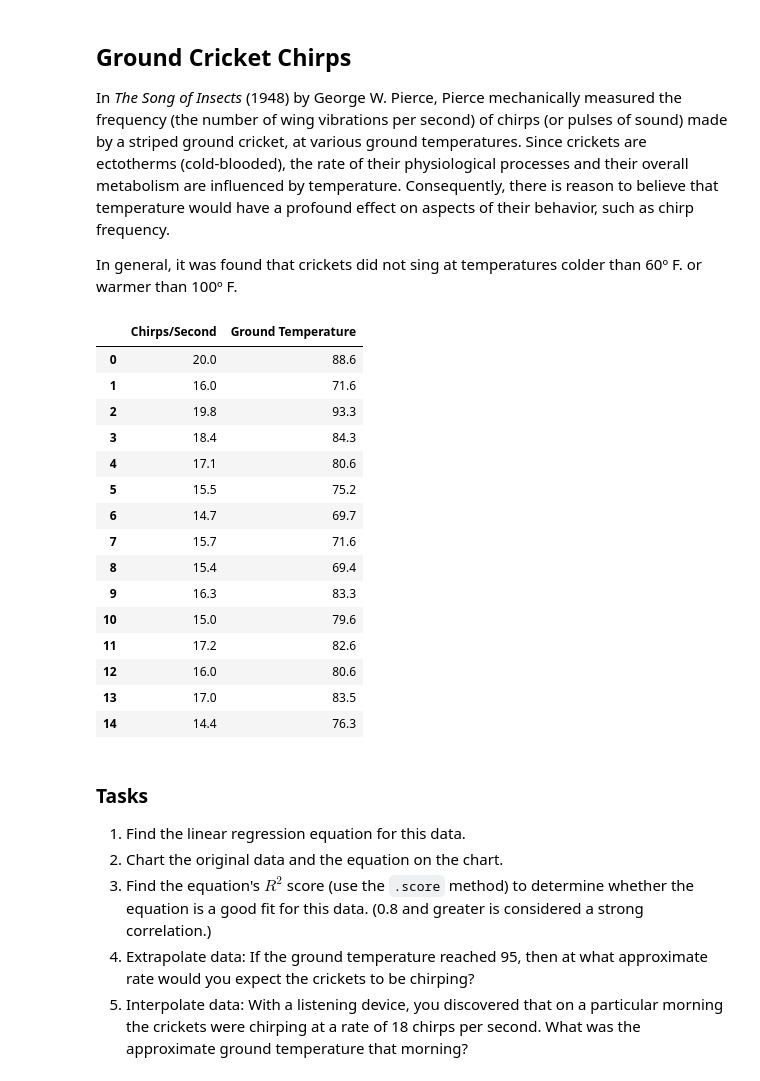
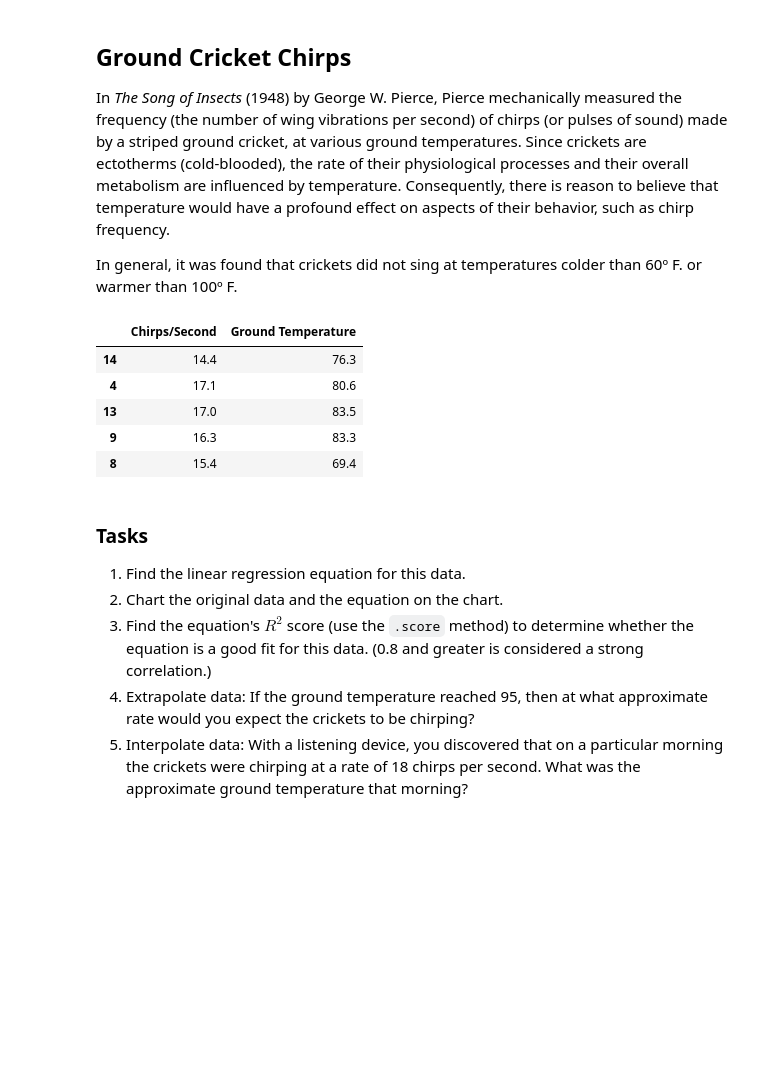
Before and after one commit to SorenOlegnowicz/linear-regression, a Jupyter notebook: Simple Linear Regression.ipynb, the cells around one changed output. Saved outputs shown, nothing was run; the diff lists cells and outputs as text; code cells hidden in the pictures; blank space fills up the shorter version.

```diff
--- a/Simple Linear Regression.ipynb
+++ b/Simple Linear Regression.ipynb
@@ -19,22 +20,3 @@ ground_cricket_data = {"Chirps/Second": [20.0, 16.0, 19.8, 18.4, 17.1, 15.5, 14.
                                               71.6, 69.4, 83.3, 79.6, 82.6, 80.6, 83.5,
                                               76.3]}
 df = pd.DataFrame(ground_cricket_data)
-# %%
-df
-# %% [output]
-|  | Chirps/Second | Ground Temperature |
-| 0 | 20.0 | 88.6 |
-| 1 | 16.0 | 71.6 |
-| 2 | 19.8 | 93.3 |
-| 3 | 18.4 | 84.3 |
-| 4 | 17.1 | 80.6 |
-| 5 | 15.5 | 75.2 |
-| 6 | 14.7 | 69.7 |
-| 7 | 15.7 | 71.6 |
-| 8 | 15.4 | 69.4 |
-| 9 | 16.3 | 83.3 |
-| 10 | 15.0 | 79.6 |
-| 11 | 17.2 | 82.6 |
-| 12 | 16.0 | 80.6 |
-| 13 | 17.0 | 83.5 |
-| 14 | 14.4 | 76.3 |
@@ -41,3 +25,12 @@ df
+# %%
+test
+# %% [output]
+|  | Chirps/Second | Ground Temperature |
+| 14 | 14.4 | 76.3 |
+| 4 | 17.1 | 80.6 |
+| 13 | 17.0 | 83.5 |
+| 9 | 16.3 | 83.3 |
+| 8 | 15.4 | 69.4 |
 # %% [markdown]
 ### Tasks
 
```
Also changed, not shown: parts of 16 cells of this notebook, 1 other file.
